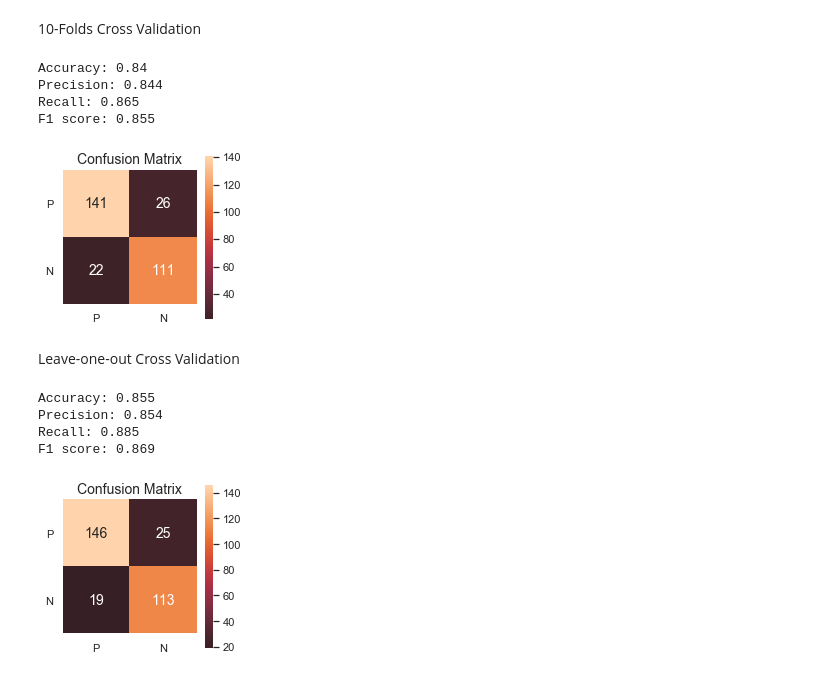
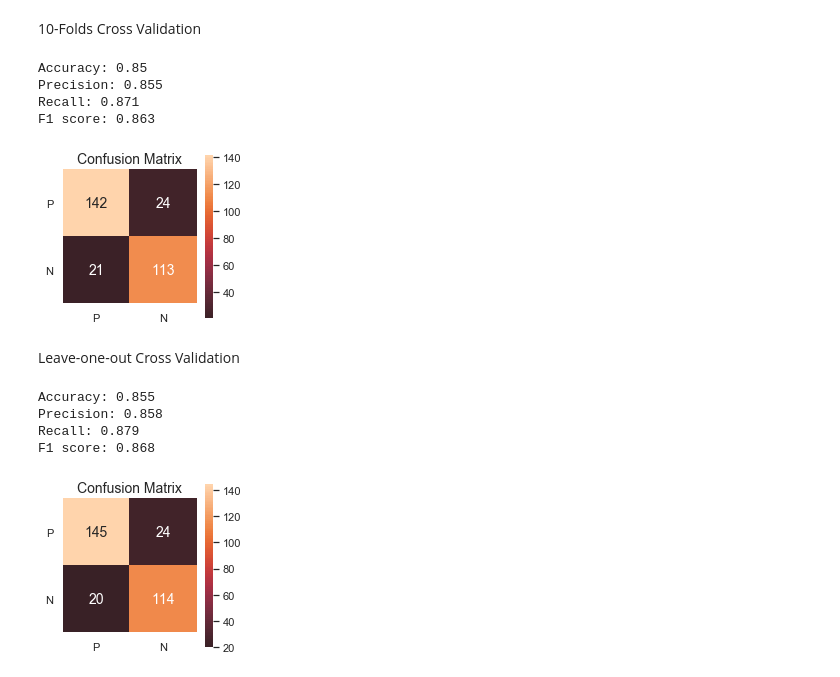
Before and after one commit to wincenzo/regressor, a Jupyter notebook: Regression_Class.ipynb, the cells around one changed output. Cells and saved outputs as stored; diff of their text form; code cells hidden in the pictures.

```diff
--- a/Regression_Class.ipynb
+++ b/Regression_Class.ipynb
@@ -127,3 +125,8 @@ pre.clip_outliers(df_mix, kind='robust', columns=num_col);
+# %%
+pre = PreProcessing()
+df_mix = pre.clip_outliers(df_mix, kind='robust', columns=num_col);
+#df_mix.loc[df_mix.target == 1] = pre.clip_outliers(df_mix.loc[df_mix.target == 1], kind='robust', columns=num_col)
+#df_mix.loc[df_mix.target == 0] = pre.clip_outliers(df_mix.loc[df_mix.target == 0], kind='robust', columns=num_col)
 # %%
 viz.var_vs_target(df_mix, kind='number', ref='target')
 # %% [output]
@@ -145,7 +148,7 @@ pd.plotting.radviz(df_mix, 'target_1', color=('b','r'));
 # %% [output]
 [figure]
 # %%
-df_train, df_test = pre.split_train_test(df_mix, cutoff=.80, seed=3)
+df_train, df_test = pre.split_train_test(df_mix, cutoff=.8, seed=3)
 # %%
 df_train = pre.fitnscale(df_train, kind='robust', columns=num_col)
 df_test = pre.scale(df_test)
@@ -160,7 +163,7 @@ df_train.head()
 | 73 | 0.146413 | 0.480750 | -0.546537 | 0.356085 | 1 | 0 | 1 | 0 | 1 | 0 | ... | ... |
 5 rows × 24 columns
 # %%
-log_reg = Regressor(l_rate=.4, reg_rate=3., beta=.7, stop=2e-3, epochs=10000)
+log_reg = Regressor(l_rate=.4, reg_rate=3., beta=.7, stop=2e-3, epochs=1000)
 # %%
 log_reg.fitnpredict(df_train, df_test, target='target_1', reset=True);
 # %%
@@ -199,24 +202,26 @@ F1 score: 0.844
 log_reg.ROC
 # %% [output]
 [figure]
+# %%
+CV = CrossValidation(model=log_reg, scaler=pre)
 # %% [markdown]
 10-Folds Cross Validation
 # %%
 #%%timeit
-log_reg.cross_val(df_mix, folds=10)
+CV.metrics(df_mix, folds=10)
 # %% [output]
-Accuracy: 0.84
-Precision: 0.844
-Recall: 0.865
-F1 score: 0.855
+Accuracy: 0.85
+Precision: 0.855
+Recall: 0.871
+F1 score: 0.863
-[figure, old version]
+[figure, new version]
 # %% [markdown]
 Leave-one-out Cross Validation
 # %%
-log_reg.cross_val(df_mix, folds=len(df_mix))
+CV.metrics(df_mix, folds=len(df_mix))
 # %% [output]
 Accuracy: 0.855
-Precision: 0.854
-Recall: 0.885
-F1 score: 0.869
+Precision: 0.858
+Recall: 0.879
+F1 score: 0.868
-[figure, old version]
+[figure, new version]
```
Also changed, not shown: parts of 3 cells of this notebook, 1 other file.
